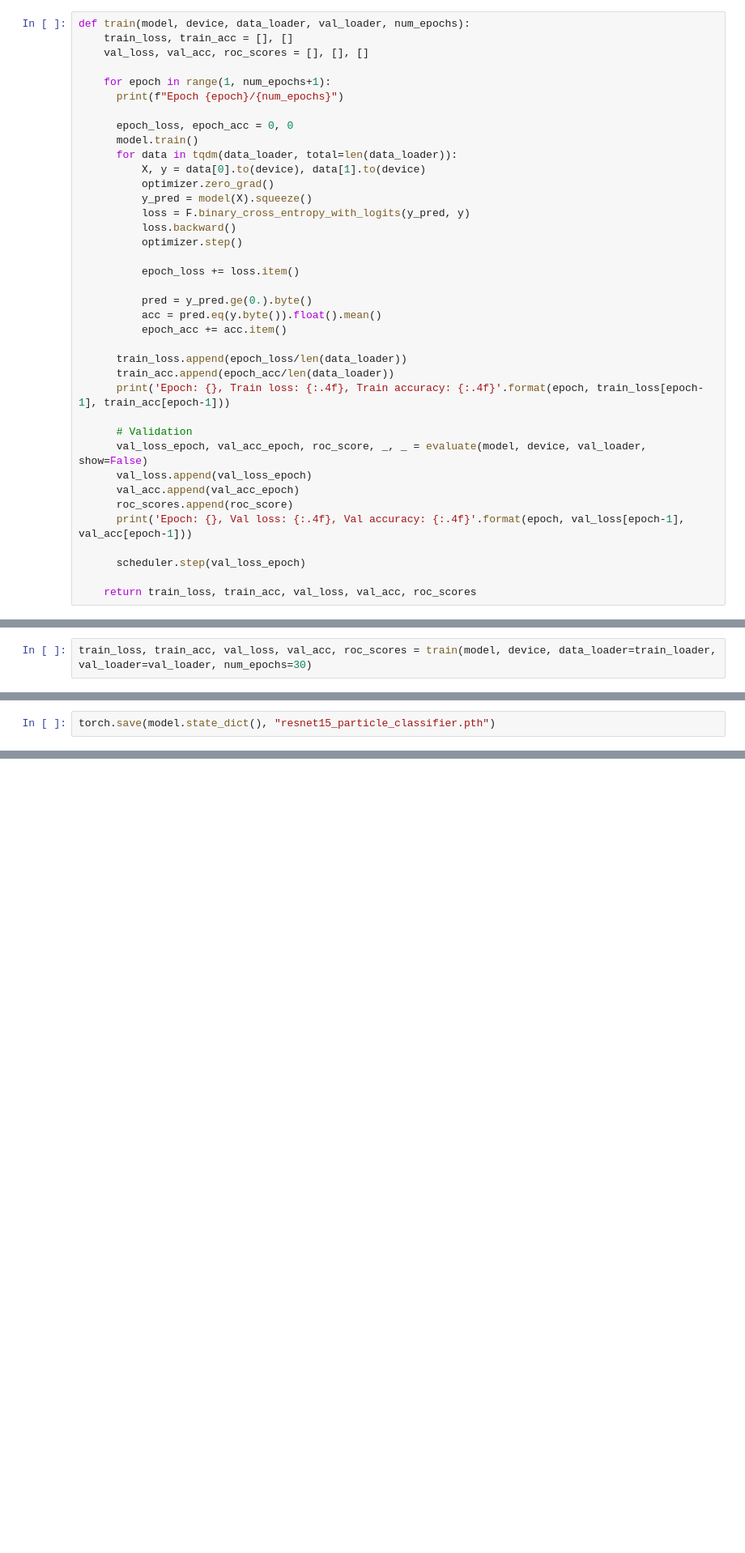
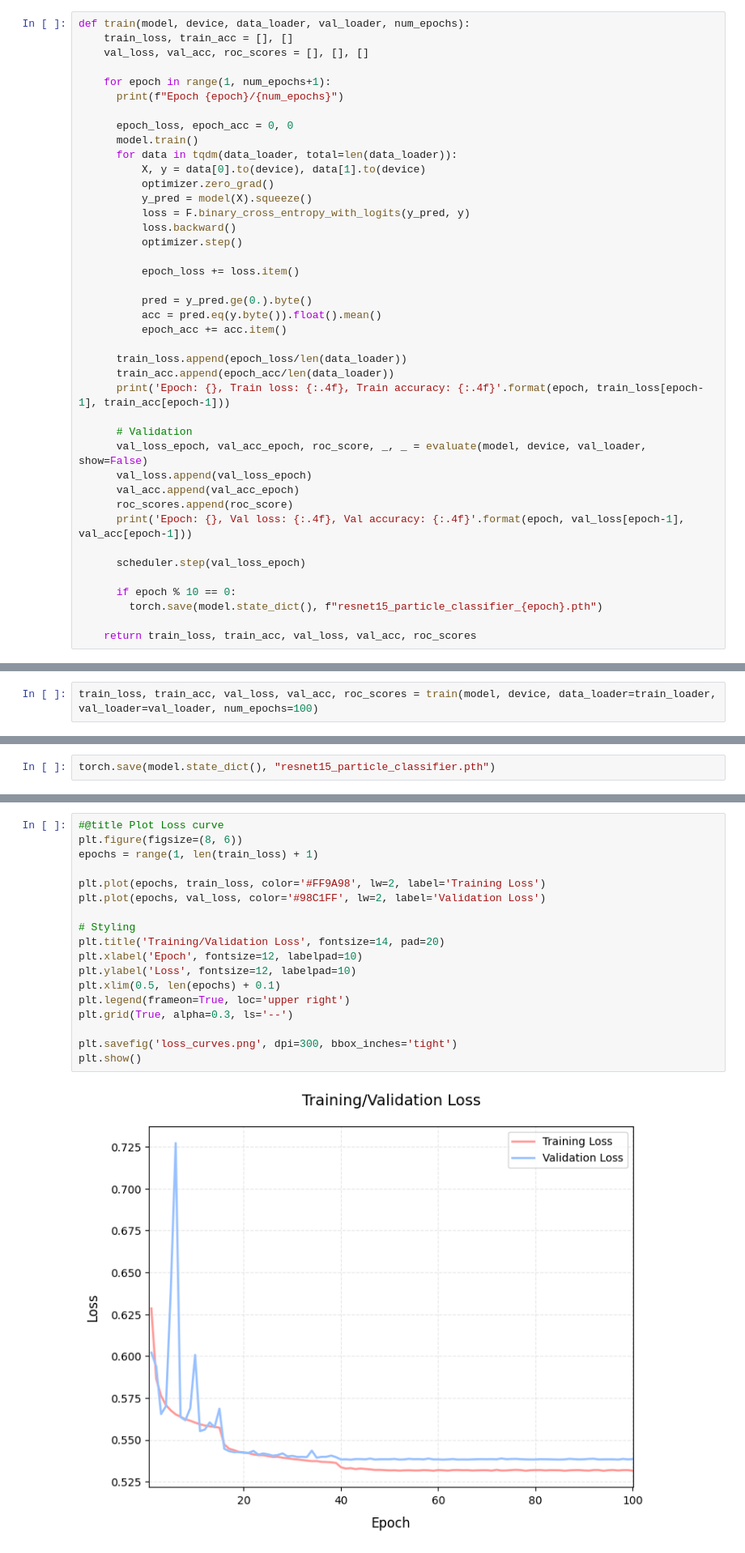
Before and after one commit to 8Nero/ML4SCI-E2E, a Jupyter notebook: task1.ipynb, the cells around one changed output, grey strips where cells are left out. Shown at 81% size. Saved outputs shown, nothing was run; the diff lists cells and outputs as text; blank space fills up the shorter version.

```diff
--- a/task1.ipynb
+++ b/task1.ipynb
@@ -256,6 +287,9 @@ def train(model, device, data_loader, val_loader, num_epochs):
 
       scheduler.step(val_loss_epoch)
 
+      if epoch % 10 == 0:
+        torch.save(model.state_dict(), f"resnet15_particle_classifier_{epoch}.pth")
+
     return train_loss, train_acc, val_loss, val_acc, roc_scores
 # %%
 # Initialize
@@ -268,5 +302,5 @@ scheduler = optim.lr_scheduler.ReduceLROnPlateau(optimizer, 'min', patience=3)
 # %% [markdown]
 ## Training Loop
 # %%
-train_loss, train_acc, val_loss, val_acc, roc_scores = train(model, device, data_loader=train_loader, val_loader=val_loader, num_epochs=30)
+train_loss, train_acc, val_loss, val_acc, roc_scores = train(model, device, data_loader=train_loader, val_loader=val_loader, num_epochs=100)
 # %% [output]
@@ -332,0 +356,20 @@ plt.show()
+# %%
+#@title Plot Loss curve
+plt.figure(figsize=(8, 6))
+epochs = range(1, len(train_loss) + 1)
+
+plt.plot(epochs, train_loss, color='#FF9A98', lw=2, label='Training Loss')
+plt.plot(epochs, val_loss, color='#98C1FF', lw=2, label='Validation Loss')
+
+# Styling
+plt.title('Training/Validation Loss', fontsize=14, pad=20)
+plt.xlabel('Epoch', fontsize=12, labelpad=10)
+plt.ylabel('Loss', fontsize=12, labelpad=10)
+plt.xlim(0.5, len(epochs) + 0.1)
+plt.legend(frameon=True, loc='upper right')
+plt.grid(True, alpha=0.3, ls='--')
+
+plt.savefig('loss_curves.png', dpi=300, bbox_inches='tight')
+plt.show()
+# %% [output]
+[figure, added]
```
Also changed, not shown: parts of 13 cells of this notebook.
